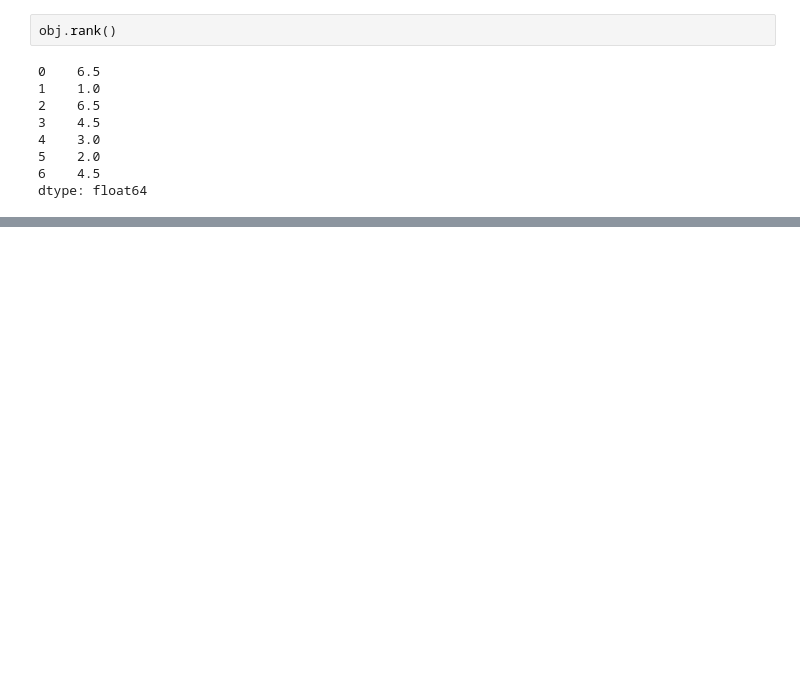
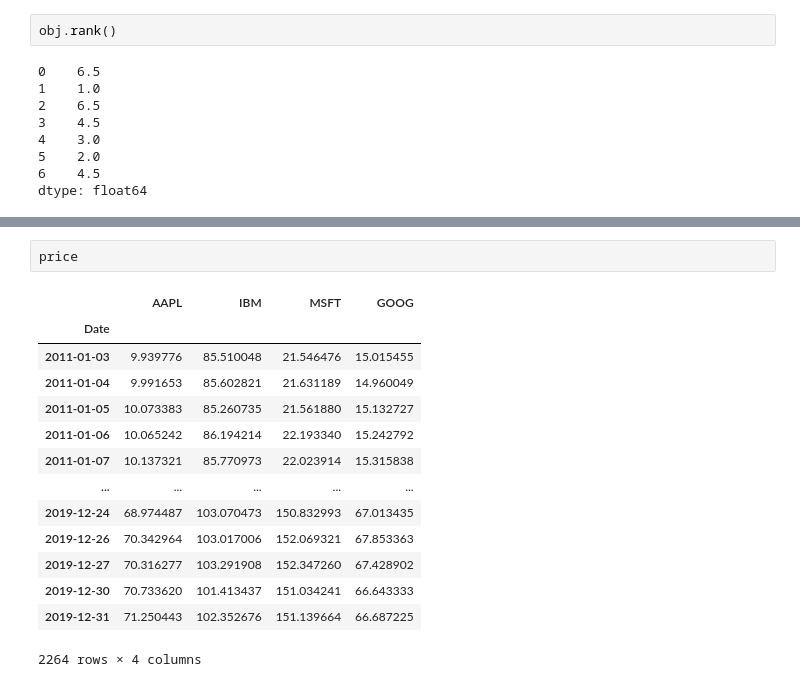
Before and after one commit to AmanSg098/ML-Projects, a Jupyter notebook: Pandaspract.ipynb, the cells around one changed output, grey strips where cells are left out. Drawn from its saved outputs; the diff is of its cells as text; blank space fills up the shorter version.

```diff
--- a/Pandaspract.ipynb
+++ b/Pandaspract.ipynb
@@ -870,0 +1035,17 @@ dtype: float64
+# %%
+price
+# %% [output]
+|  | AAPL | IBM | MSFT | GOOG |
+| Date |  |  |  |  |
+| 2011-01-03 | 9.939776 | 85.510048 | 21.546476 | 15.015455 |
+| 2011-01-04 | 9.991653 | 85.602821 | 21.631189 | 14.960049 |
+| 2011-01-05 | 10.073383 | 85.260735 | 21.561880 | 15.132727 |
+| 2011-01-06 | 10.065242 | 86.194214 | 22.193340 | 15.242792 |
+| 2011-01-07 | 10.137321 | 85.770973 | 22.023914 | 15.315838 |
+| ... | ... | ... | ... | ... |
+| 2019-12-24 | 68.974487 | 103.070473 | 150.832993 | 67.013435 |
+| 2019-12-26 | 70.342964 | 103.017006 | 152.069321 | 67.853363 |
+| 2019-12-27 | 70.316277 | 103.291908 | 152.347260 | 67.428902 |
+| 2019-12-30 | 70.733620 | 101.413437 | 151.034241 | 66.643333 |
+| 2019-12-31 | 71.250443 | 102.352676 | 151.139664 | 66.687225 |
+2264 rows × 4 columns
```
Also changed, not shown: parts of 29 cells of this notebook.
